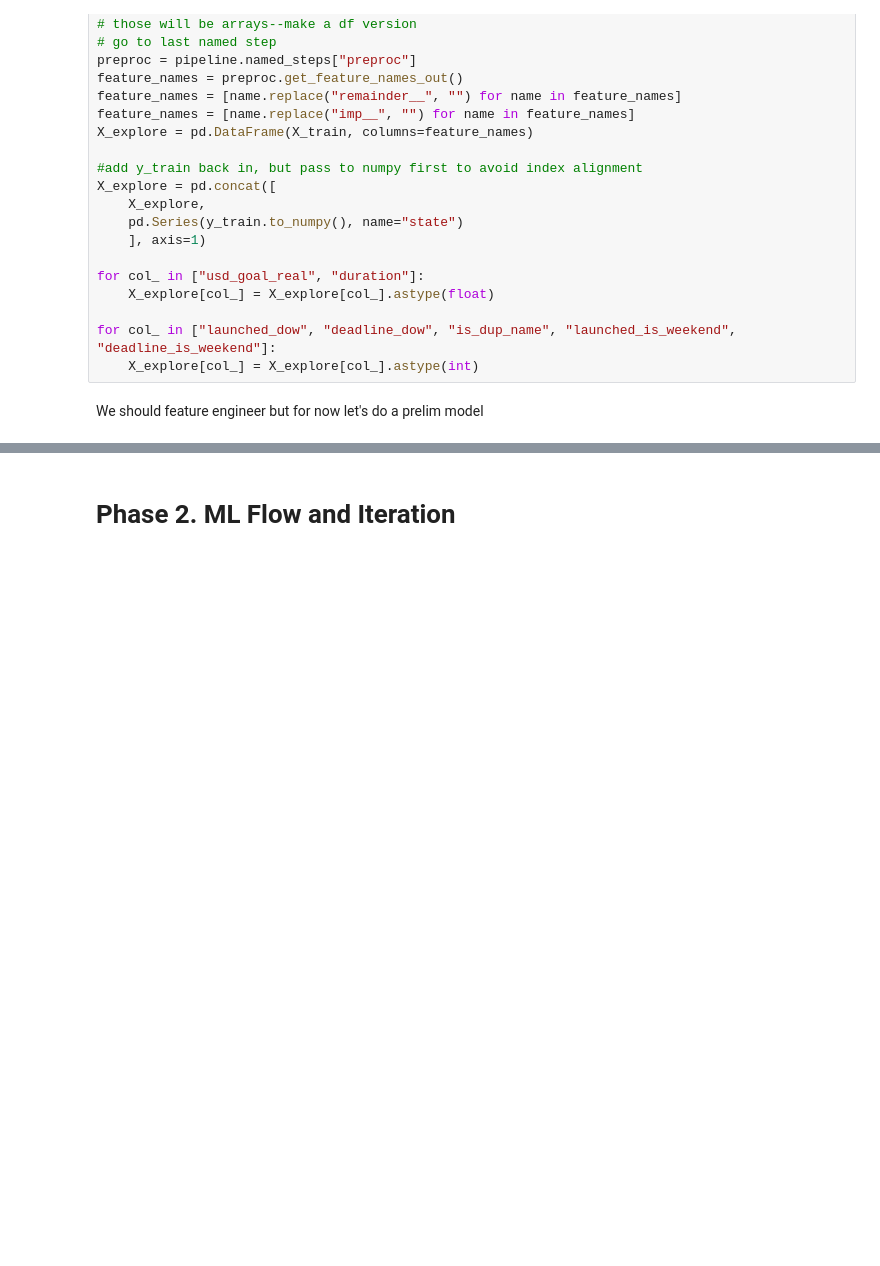
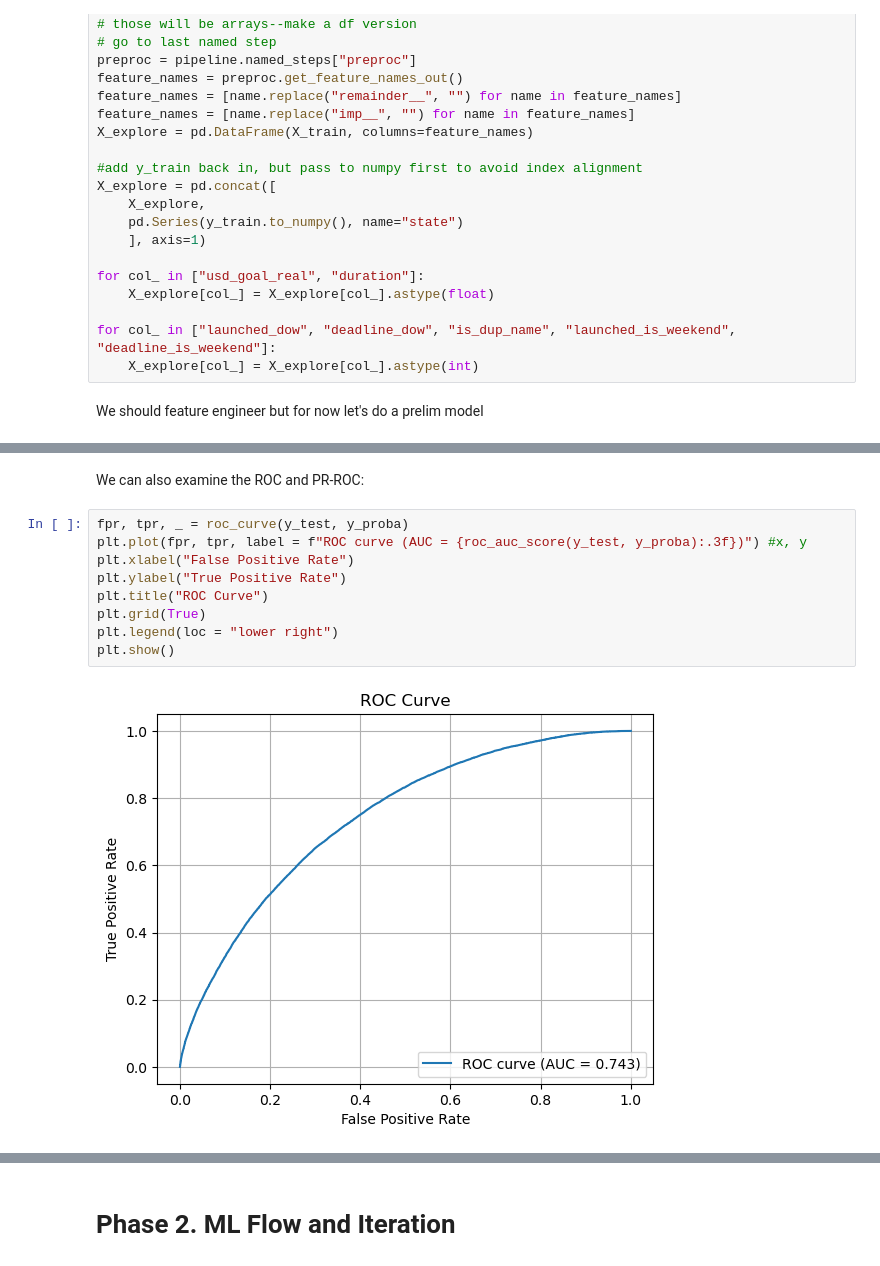
Before and after one commit to tomcarpenter/ml-workflow-tutorials, a Jupyter notebook: kickstarter/01-kickstarter-xgboost-workflow-example.ipynb, the cells around one changed output, grey strips where cells are left out. Drawn from its saved outputs; the diff is of its cells as text; blank space fills up the shorter version.

```diff
--- a/kickstarter/01-kickstarter-xgboost-workflow-example.ipynb
+++ b/kickstarter/01-kickstarter-xgboost-workflow-example.ipynb
@@ -1783,0 +1864,13 @@ AUC:       0.743
+# %% [markdown]
+We can also examine the ROC and PR-ROC:
+# %%
+fpr, tpr, _ = roc_curve(y_test, y_proba)
+plt.plot(fpr, tpr, label = f"ROC curve (AUC = {roc_auc_score(y_test, y_proba):.3f})") #x, y
+plt.xlabel("False Positive Rate")
+plt.ylabel("True Positive Rate")
+plt.title("ROC Curve")
+plt.grid(True)
+plt.legend(loc = "lower right")
+plt.show()
+# %% [output]
+[figure, added]
```
Also changed, not shown: parts of 34 cells of this notebook.
